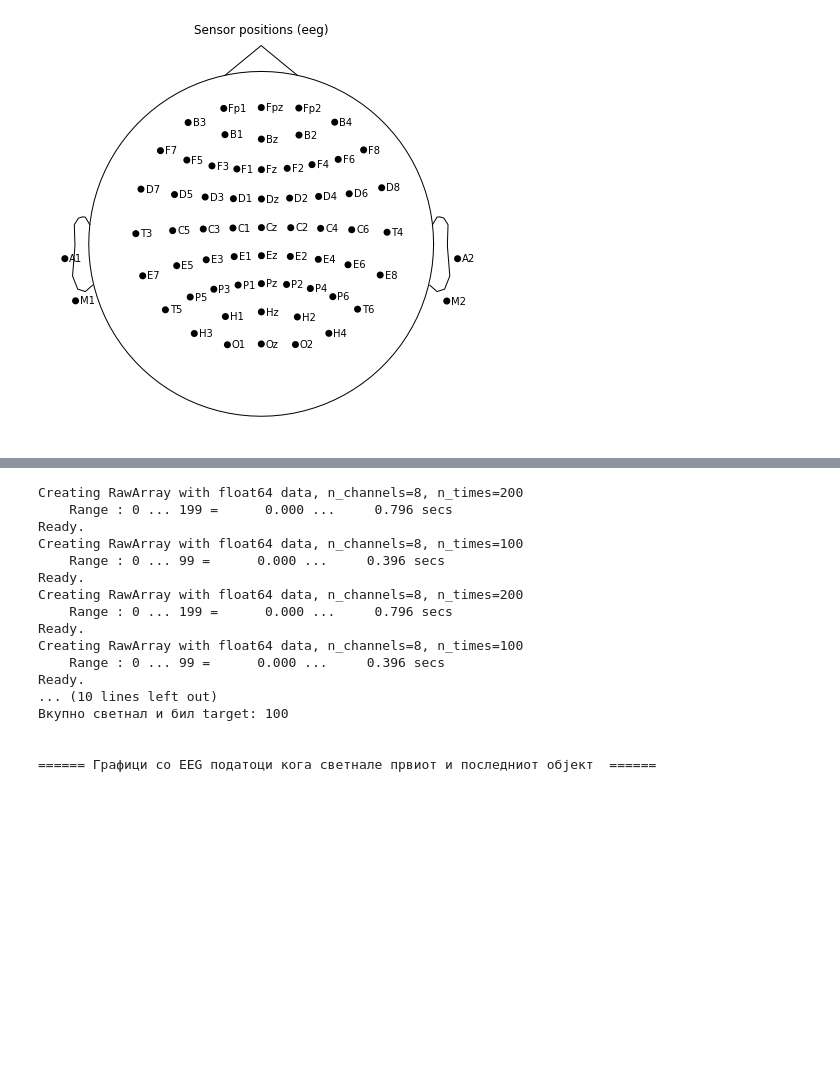
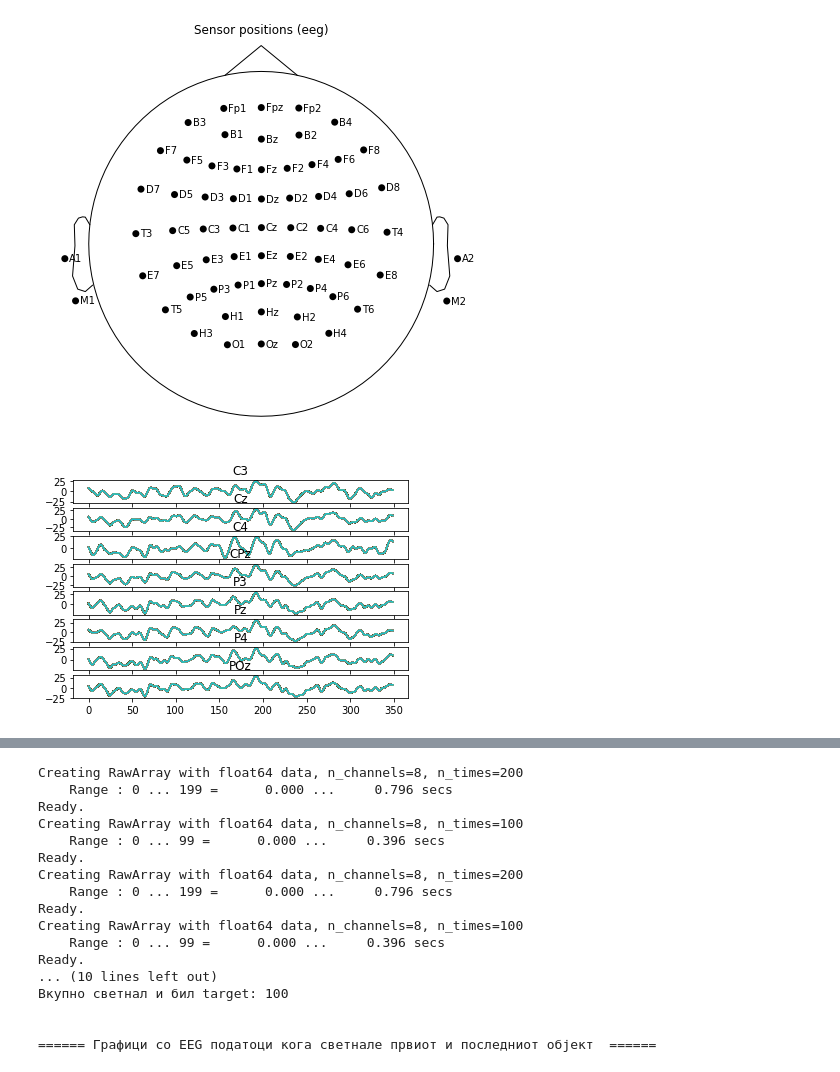
Before and after one commit to dpostolovski/eeg_is, a Jupyter notebook: IS_project.ipynb, the cells around one changed output, grey strips where cells are left out. Cells and saved outputs as stored; diff of their text form; code cells hidden in the pictures; blank space fills up the shorter version.

```diff
--- a/IS_project.ipynb
+++ b/IS_project.ipynb
@@ -90,4 +90,16 @@ Creating RawArray with float64 data, n_channels=65, n_times=1
     Range : 0 ... 0 =      0.000 ...     0.000 secs
 Ready.
 [figure]
+# %%
+#@title Визуелизација на EEG сигналите во рамки на еден настан (првиот настан).
+fig, axs = plt.subplots(8)
+swapped_matrix = np.swapaxes(data, 1, 2) # (канал, настан, епоха).
+
+for channel in range(0, 8):
+  axs[channel].set_title(ch_names[channel])
+  for epoch in range(0, 350):
+    y_arr = data[channel][epoch][0]
+    axs[channel].plot(range(0,350), swapped_matrix[channel][0])
+# %% [output]
+[figure, added]
 # %%
```
Also changed, not shown: parts of 1 cell of this notebook.
